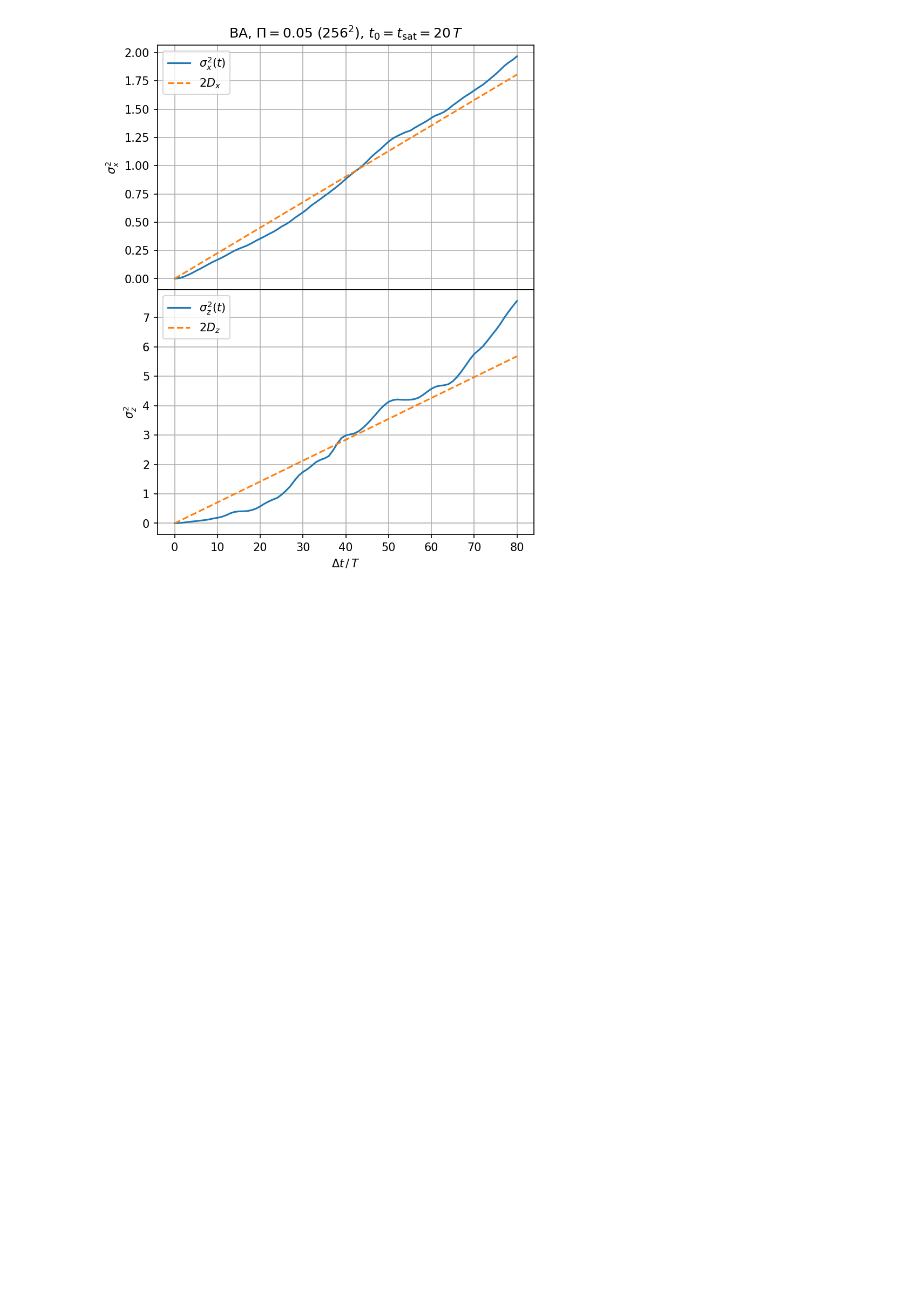
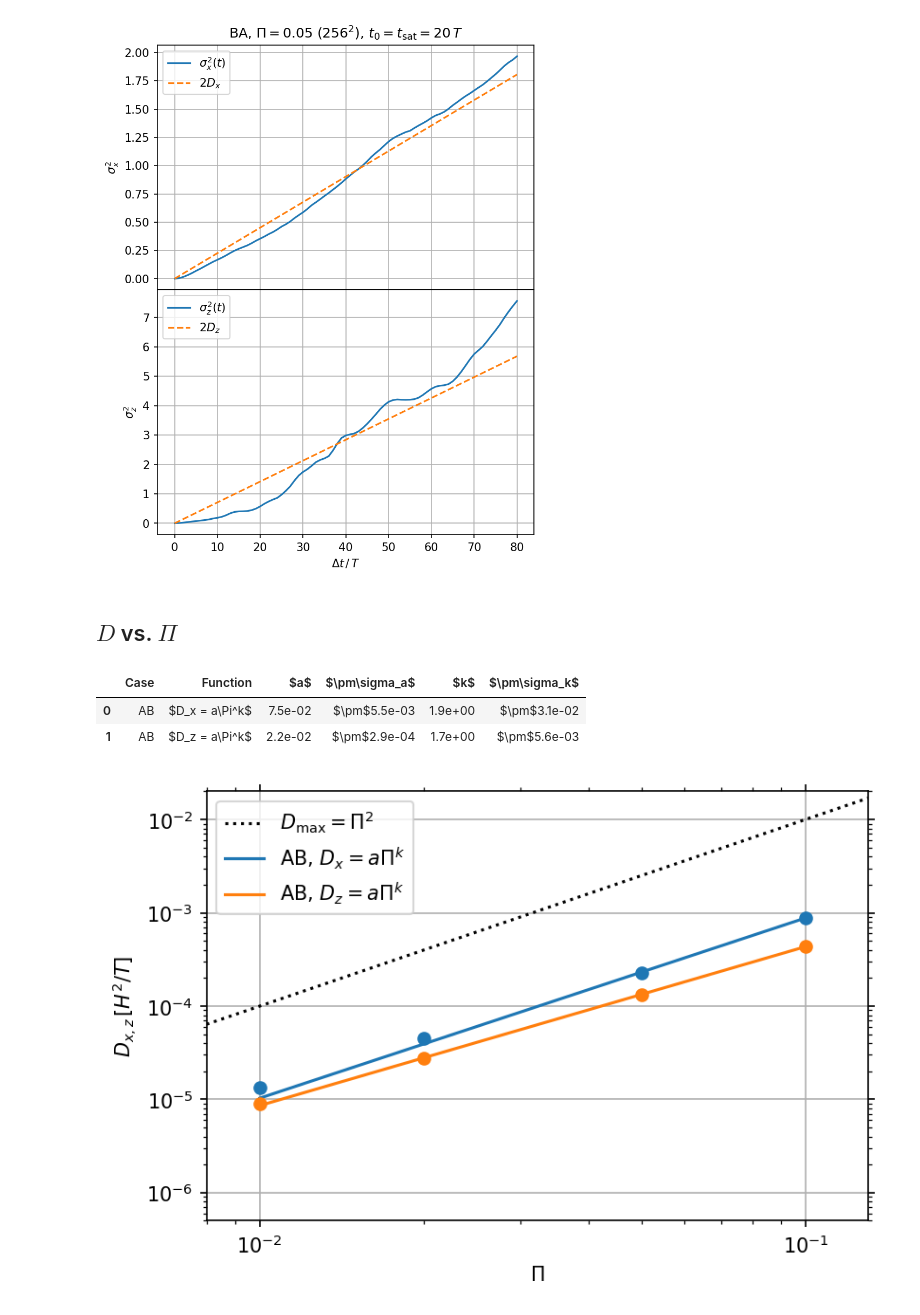
Before and after one commit to sabaronett/streaming-instability, a Jupyter notebook: ipynb/Fig?_Diffusion.ipynb, the cells around one changed output. Drawn from its saved outputs; the diff is of its cells as text; code cells hidden in the pictures; blank space fills up the shorter version.

```diff
--- a/ipynb/Fig?_Diffusion.ipynb
+++ b/ipynb/Fig?_Diffusion.ipynb
@@ -418,3 +414,77 @@ for i, dir in enumerate(dirs):
 fig.subplots_adjust(hspace=0)
 # %% [output]
 [figure]
+# %% [markdown]
+## $D$ vs. $\Pi$
+# %%
+import sys
+sys.path.insert(0, '/home/stanley/bitbucket/ccyang/athena-dust/vis/python')
+import matplotlib.pyplot as plt
+import numpy as np
+import pandas as pd
+from scipy.optimize import curve_fit
+
+workdir = '../unstrat'
+cases = [['AB', 'solid']]#, ['BA', 'dashed']]
+Pis = [0.01, 0.02, 0.05, 0.10]
+res = '2048'
+dirs = [['x', 'dpx', 'tab:blue'],
+        ['z', 'dpy', 'tab:orange']]
+dcoeffs = np.zeros((len(Pis), len(dirs)))
+func = lambda x, a, k : a*x**k # Power-law model function
+group, modfunc, a, aerr, k, kerr = [], [], [], [], [], []
+xfit = np.linspace(0, 0.2)
+fig, ax = plt.subplots(dpi=150)
+
+ax.plot(xfit, func(xfit, 1, 2), ls=':', color='black',
+        label='$D_\mathrm{max} = \Pi^2$')
+
+for case in cases:
+    for i, dir in enumerate(dirs):
+        for j, Pi in enumerate(Pis):
+            path = f'{workdir}/{case[0]}/{Pi:.2f}/{res}'
+            if case[0] == 'AB' and Pi == 0.01:
+                dcoeff = np.load(f'{path}/output/dcoeff-60.npz')
+            else: dcoeff = np.load(f'{path}/output/dcoeff-80.npz')
+            dcoeffs[j, i] = dcoeff[dir[1]][0]
+
+        popt, pcov = curve_fit(func, Pis, dcoeffs[:, i])
+        perr = np.sqrt(np.diag(pcov))
+        form = f'$D_{dir[0]} = a\Pi^k$'
+        label = f'{case[0]}, {form}'
+
+        ax.plot(Pis, dcoeffs[:, i], 'o', color=dir[2])
+        ax.plot(Pis, func(np.asarray(Pis), *popt), ls=case[1],
+                color=dir[2], label=label)
+        group.append(case[0]); modfunc.append(form)
+        a.append(popt[0]); aerr.append(perr[0])
+        k.append(popt[1]); kerr.append(perr[1])
+
+ax.grid()
+ax.legend()#ncol=2)
+ax.minorticks_on()
+ax.set(xlabel=r'$\Pi$', ylabel='$D_{x,z}\,[H^2/T]$', xscale='log',
+       yscale='log', xlim=(8e-3, 0.13), ylim=(5e-7, 2e-2))
+ax.tick_params(which='both', top=True, right=True)
+plt.savefig('figs/dcoeffs.pdf', bbox_inches='tight', pad_inches=0.01)
+plt.savefig('figs/dcoeffs.png', bbox_inches='tight', pad_inches=0.01)
+
+df = pd.DataFrame({
+    'Case'          : group,
+    'Function'      : modfunc,
+    '$a$'           : a,
+    '$\pm\sigma_a$' : aerr,
+    '$k$'           : k,
+    '$\pm\sigma_k$' : kerr,})
+s = df.style.format({
+    '$a$'           : '{:.1e}',
+    '$\pm\sigma_a$' : '$\pm${:.1e}',
+    '$k$'           : '{:.1e}',
+    '$\pm\sigma_k$' : '$\pm${:.1e}',})
+s.to_latex(buf='tabs/dcoeffs.txt')
+s
+# %% [output]
+|  | Case | Function | $a$ | $\pm\sigma_a$ | $k$ | $\pm\sigma_k$ |
+| 0 | AB | $D_x = a\Pi^k$ | 7.5e-02 | $\pm$5.5e-03 | 1.9e+00 | $\pm$3.1e-02 |
+| 1 | AB | $D_z = a\Pi^k$ | 2.2e-02 | $\pm$2.9e-04 | 1.7e+00 | $\pm$5.6e-03 |
+[figure, added]
```
Also changed, not shown: parts of 5 cells of this notebook.
